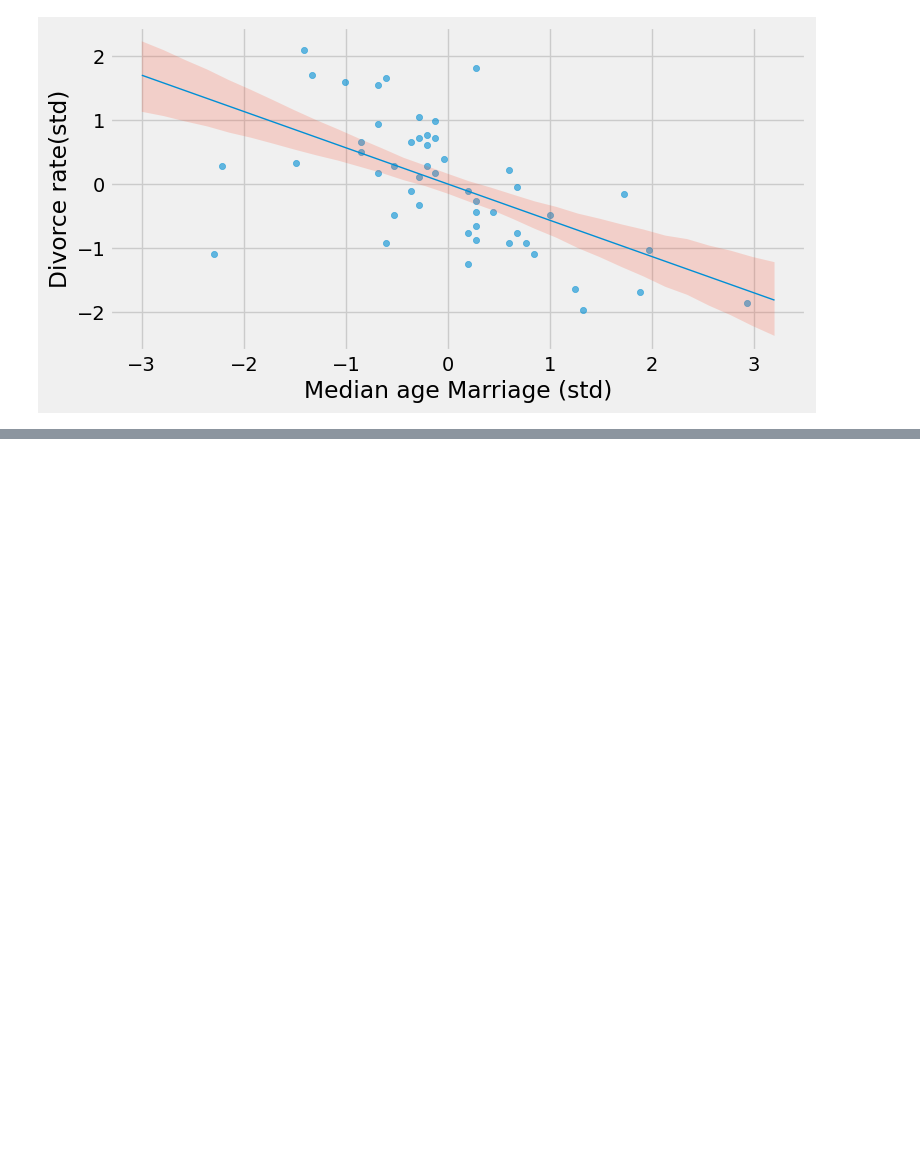
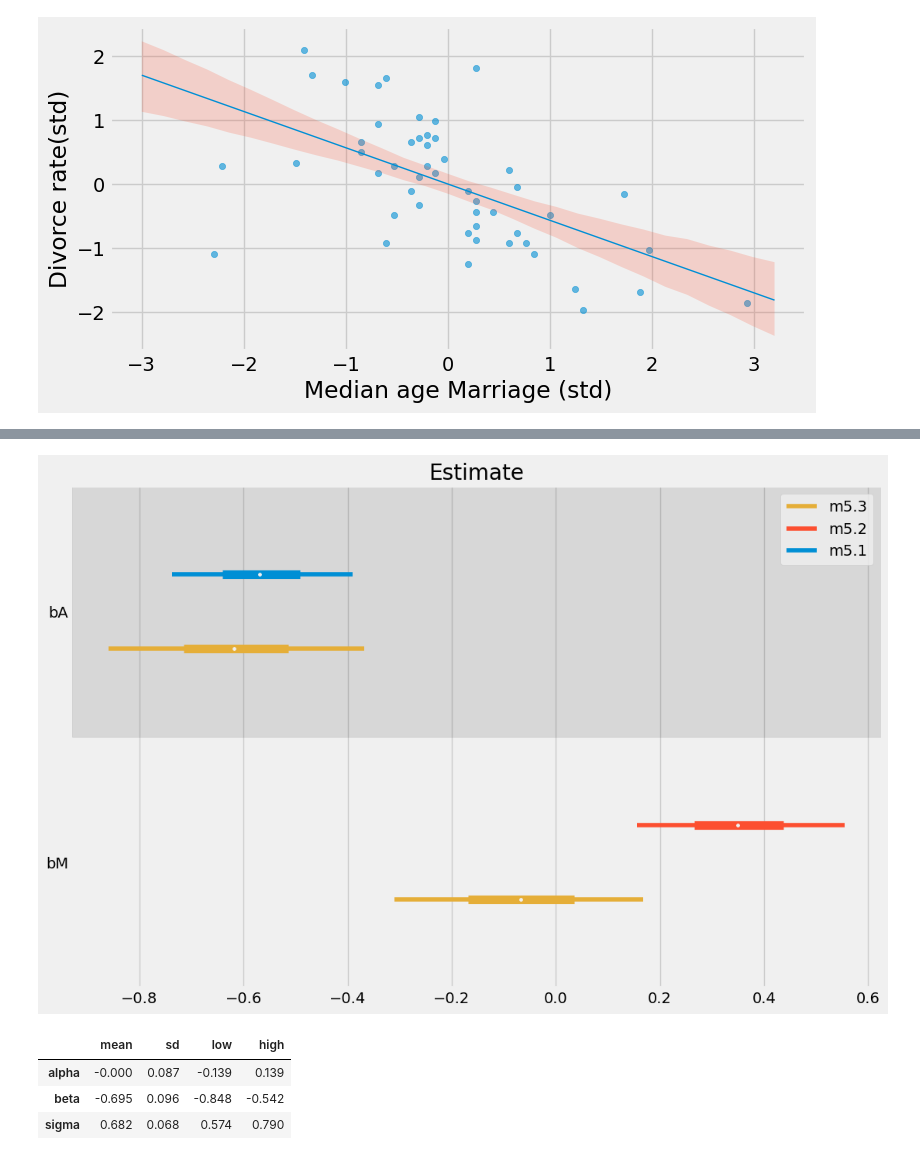
Before and after one commit to sushmit86/BuildingMachineLearningSystemsWithPython, a Jupyter notebook: sushmit_05_geocentric_models.ipynb, the cells around one changed output, grey strips where cells are left out. Saved outputs shown, nothing was run; the diff lists cells and outputs as text; code cells hidden in the pictures; blank space fills up the shorter version.

```diff
--- a/sushmit_05_geocentric_models.ipynb
+++ b/sushmit_05_geocentric_models.ipynb
@@ -95,7 +104,7 @@ d.MedianAgeMarriage.std()
 #@title 5.3
 model5_1 = tfd.JointDistributionNamedAutoBatched(OrderedDict(
     alpha = tfd.Normal(loc=0.0,scale=0.2),
-    bA = tfd.Normal(loc=0.0,scale=0.5),
+    bA = tfd.Normal(loc=0,scale=0.5),
     sigma = tfd.Exponential(rate = 1.0),
     mu = lambda  alpha,bA,sigma: tfd.Deterministic(alpha + bA * A_arr),
     D = lambda mu,sigma: tfd.Sample(tfd.Normal(loc=mu,scale=sigma))
@@ -128,7 +137,7 @@ alpha_start = model5_1.parameters['model']['alpha'].mean()
 bA_start = model5_1.parameters['model']['bA'].mean()
 sigma_start = model5_1.parameters['model']['sigma'].mean()
 results = optimize_fn.run(init_params=jnp.array([alpha_start,bA_start,sigma_start]))
-df_result,cov_matrix,df_post_samples = marginal_test_results(model5_1,results,nll5_1)
+df_result,cov_matrix,df_post_samples_m_5_1 = marginal_test_results(model5_1,results,nll5_1)
 df_result.round(3)
 # %% [output]
 |  | mean | sd | low | high |
@@ -163,0 +269,29 @@ fig.show()
+# %%
+#@title 5.10
+model5_3 = tfd.JointDistributionNamedAutoBatched(OrderedDict(
+    alpha = tfd.Normal(loc=0.0,scale=0.2),
+    bA = tfd.Normal(loc=0,scale=0.5),
+    bM = tfd.Normal(loc=0,scale=0.5),
+    sigma = tfd.Exponential(rate = 1.0),
+    mu = lambda alpha,bA,bM: tfd.Deterministic(alpha + bM * M_arr + bA * A_arr),
+    D = lambda mu,sigma: tfd.Normal(mu,sigma)
+))
+def nll5_3(parameters):
+  samples = model5_3.sample(
+      D = D_arr,
+      alpha = parameters[0],
+      bA = parameters[1],
+      bM = parameters[2],
+      sigma = parameters[3],
+      seed = jax.random.PRNGKey(42))
+  return -1* model5_3.log_prob(samples)
+
+optimize_fn = ScipyMinimize(fun= nll5_3,method = 'L-BFGS-B' )
+alpha_start = model5_3.parameters['model']['alpha'].mean()
+bA_start = model5_3.parameters['model']['bA'].mean()
+bM_start = model5_3.parameters['model']['bM'].mean()
+sigma_start = model5_3.parameters['model']['sigma'].mean()
+
+results = optimize_fn.run(init_params=jnp.array([alpha_start,bA_start,bM_start,sigma_start]))
+df_result,cov_matrix,df_post_samples_m_5_3 = marginal_test_results(model5_3,results,nll5_3)
+df_result.round(3)
@@ -163,0 +304,14 @@ fig.show()
+# %%
+#@title 5.11
+fig,ax = plt.subplots(1,1,figsize=(12,8))
+az.plot_forest(
+data = [{"bA":df_post_samples_m_5_1['bA'].values},{"bM":df_post_samples_m_5_2['bM'].values},
+        {"bA": df_post_samples_m_5_3['bA'], "bM":df_post_samples_m_5_3['bM'].values }],
+hdi_prob=0.89,
+model_names=["m5.1","m5.2","m5.3"],
+ax=ax,
+)
+ax.set_title('Estimate')
+plt.show()
+# %% [output]
+[figure, added]
@@ -163,0 +323,30 @@ fig.show()
+# %%
+#@title 5.13
+model5_4 = tfd.JointDistributionNamedAutoBatched(OrderedDict(
+    alpha = tfd.Normal(loc=0.0,scale=0.2),
+    beta = tfd.Normal(loc=0,scale=0.5),
+    sigma = tfd.Exponential(rate = 1.0),
+    mu = lambda alpha,beta: tfd.Deterministic(alpha + beta * A_arr),
+    M = lambda mu,sigma: tfd.Sample(tfd.Normal(loc=mu,scale=sigma))
+))
+def nll5_4(parameters):
+  samples = model5_4.sample(
+      M = M_arr,
+      alpha = parameters[0],
+      beta = parameters[1],
+      sigma = parameters[2],
+      seed = jax.random.PRNGKey(42))
+  return -1* model5_4.log_prob(samples)
+
+optimize_fn = ScipyMinimize(fun= nll5_4,method = 'L-BFGS-B' )
+alpha_start = model5_4.parameters['model']['alpha'].mean()
+beta_start = model5_4.parameters['model']['beta'].mean()
+sigma_start = model5_4.parameters['model']['sigma'].mean()
+results = optimize_fn.run(init_params=jnp.array([alpha_start,beta_start,sigma_start]))
+df_result,cov_matrix,df_post_samples_m_5_4 = marginal_test_results(model5_4,results,nll5_4)
+df_result.round(3)
+# %% [output]
+|  | mean | sd | low | high |
+| alpha | -0.000 | 0.087 | -0.139 | 0.139 |
+| beta | -0.695 | 0.096 | -0.848 | -0.542 |
+| sigma | 0.682 | 0.068 | 0.574 | 0.790 |
```
Also changed, not shown: parts of 56 cells of this notebook.
